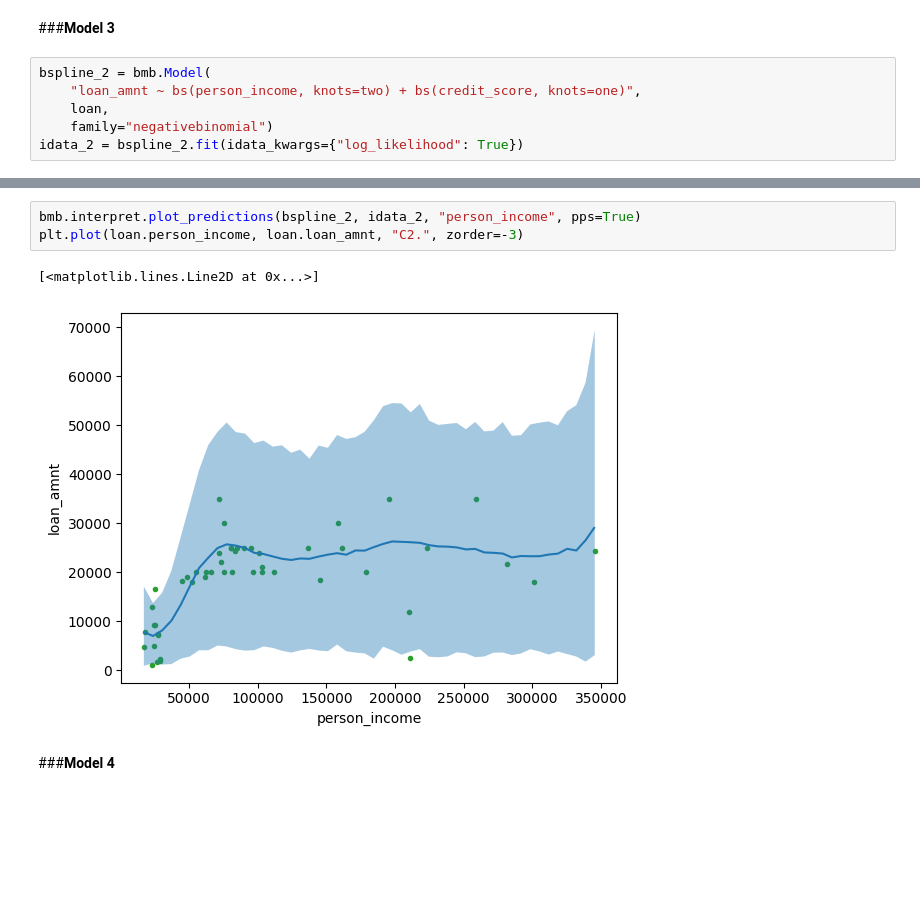
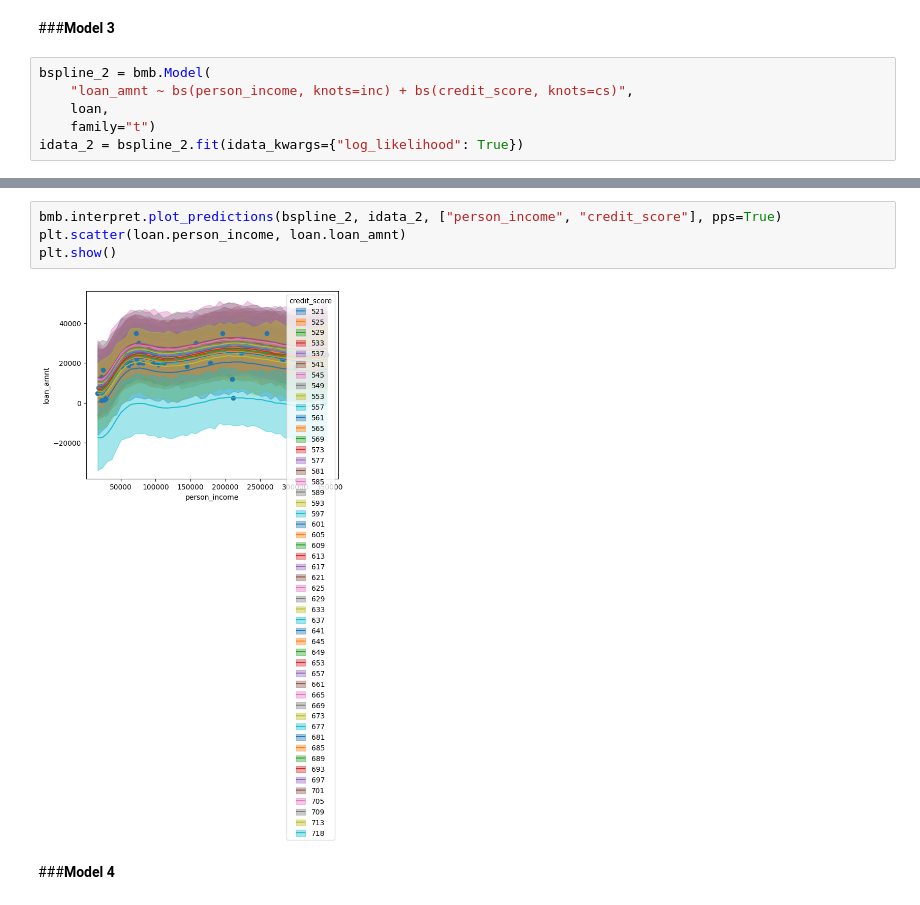
Before and after one commit to NeevSabhani/Data-Science, a Jupyter notebook: Unit7/NeevSabhUnit7Proj.ipynb, the cells around one changed output, grey strips where cells are left out. Cells and saved outputs as stored; diff of their text form; blank space fills up the shorter version.

```diff
--- a/Unit7/NeevSabhUnit7Proj.ipynb
+++ b/Unit7/NeevSabhUnit7Proj.ipynb
@@ -178,19 +183,19 @@ plt.plot(loan.person_income, loan.loan_amnt, "C2.", zorder=-3)
 ###**Model 3**
 # %%
 bspline_2 = bmb.Model(
-    "loan_amnt ~ bs(person_income, knots=two) + bs(credit_score, knots=one)",
+    "loan_amnt ~ bs(person_income, knots=inc) + bs(credit_score, knots=cs)",
     loan,
-    family="negativebinomial")
+    family="t")
 idata_2 = bspline_2.fit(idata_kwargs={"log_likelihood": True})
 # %% [output]
 [interactive output not drawn]
 [interactive output not drawn]
 # %%
-bmb.interpret.plot_predictions(bspline_2, idata_2, "person_income", pps=True)
-plt.plot(loan.person_income, loan.loan_amnt, "C2.", zorder=-3)
+bmb.interpret.plot_predictions(bspline_2, idata_2, ["person_income", "credit_score"], pps=True)
+plt.scatter(loan.person_income, loan.loan_amnt)
+plt.show()
 # %% [output]
-[<matplotlib.lines.Line2D at 0x...>]
-[figure, old version]
+[figure, new version]
 # %% [markdown]
 ###**Model 4**
 # %%
```
Also changed, not shown: parts of 17 cells of this notebook.
